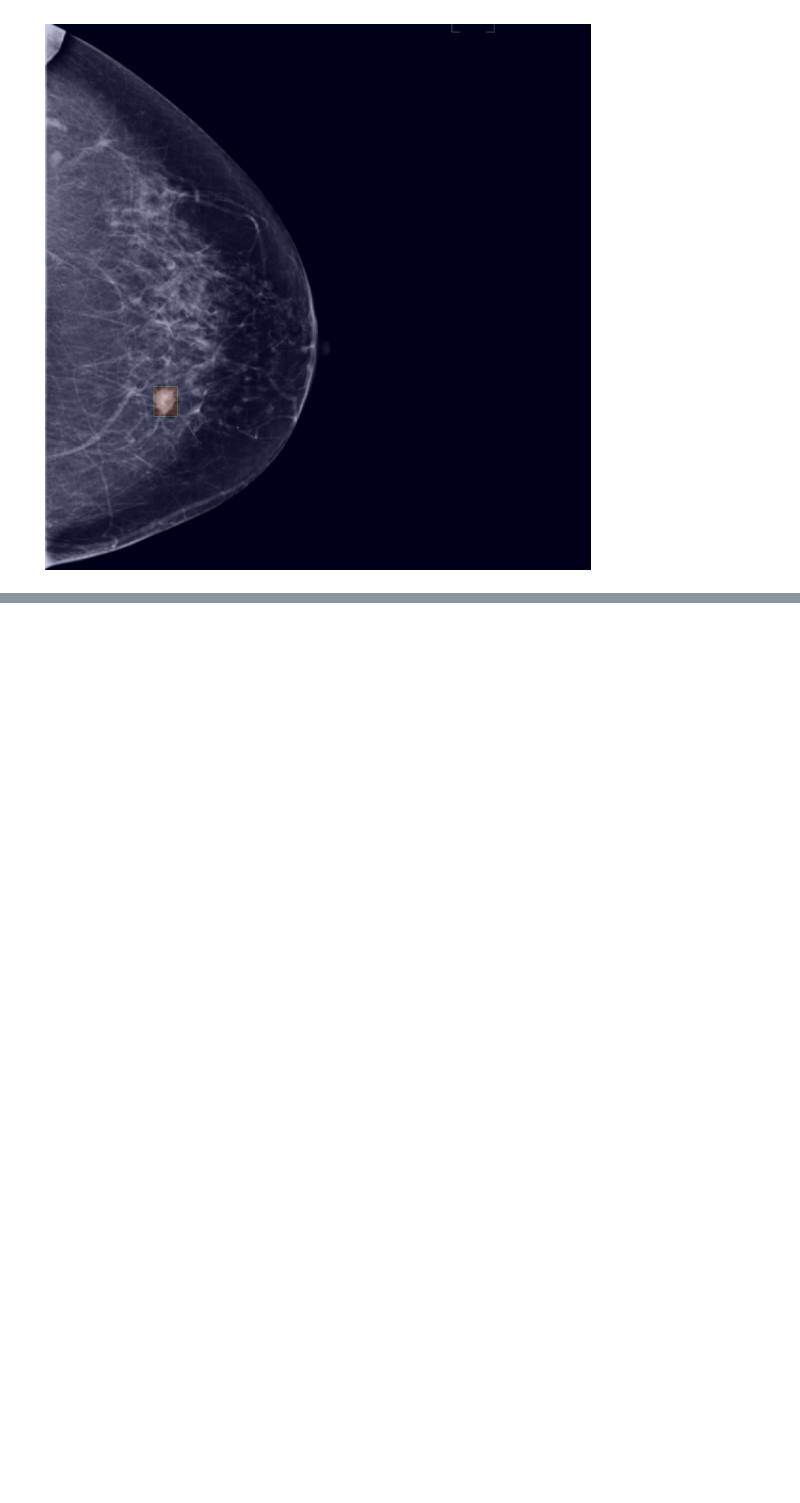
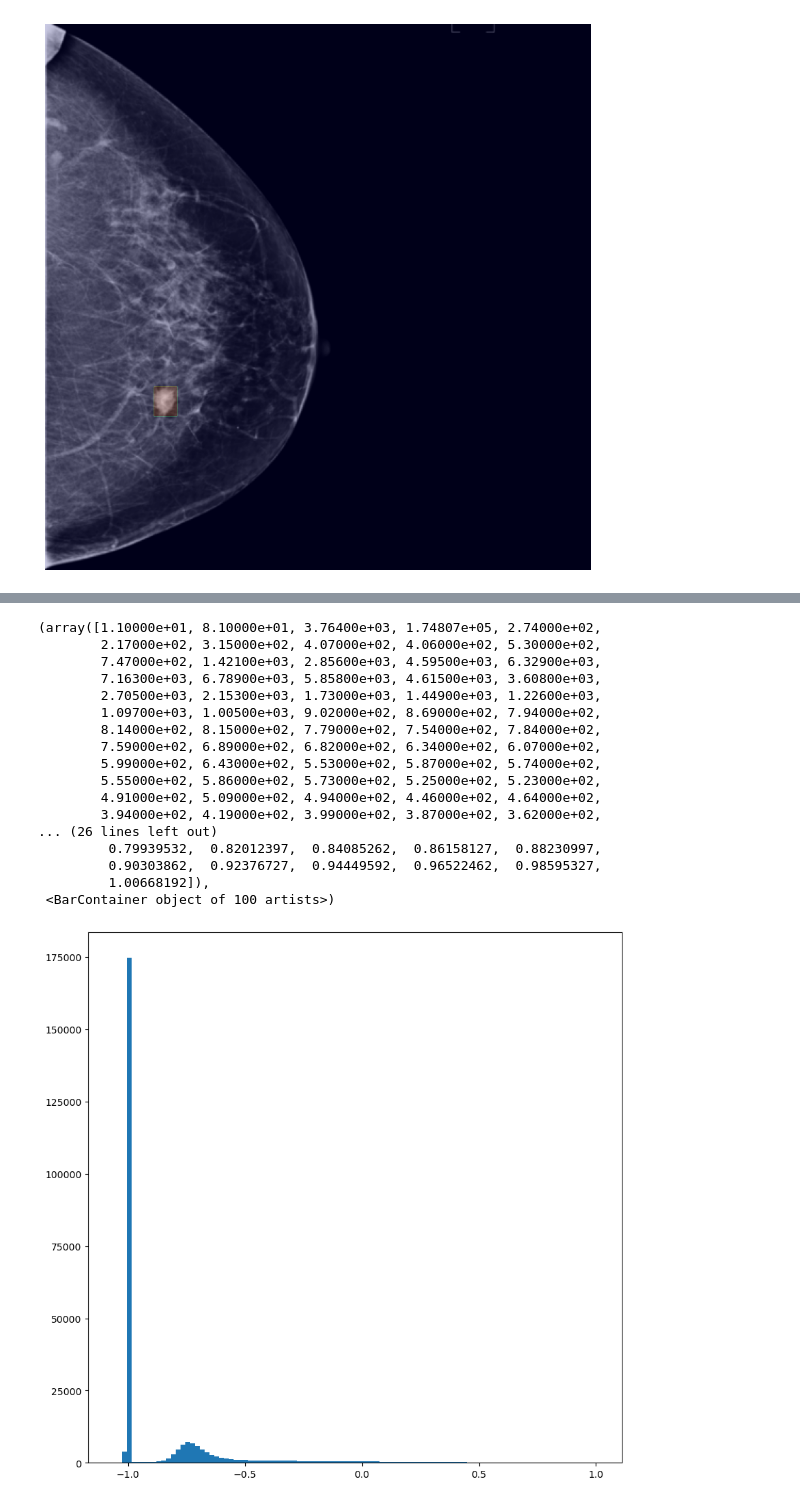
Before and after one commit to Likalto4/diffusion-models_master, a Jupyter notebook: dataset_analysis/figures_thesis.ipynb, the cells around one changed output, grey strips where cells are left out. Drawn from its saved outputs; the diff is of its cells as text; code cells hidden in the pictures; blank space fills up the shorter version.

```diff
--- a/dataset_analysis/figures_thesis.ipynb
+++ b/dataset_analysis/figures_thesis.ipynb
@@ -105,0 +159,23 @@ plt.axis('off')
+# %%
+# show histrogram of the decoded
+plt.figure(figsize=(10,10))
+plt.hist(pixels[0,0].flatten(), bins=100)
+# %% [output]
+(array([1.10000e+01, 8.10000e+01, 3.76400e+03, 1.74807e+05, 2.74000e+02,
+        2.17000e+02, 3.15000e+02, 4.07000e+02, 4.06000e+02, 5.30000e+02,
+        7.47000e+02, 1.42100e+03, 2.85600e+03, 4.59500e+03, 6.32900e+03,
+        7.16300e+03, 6.78900e+03, 5.85800e+03, 4.61500e+03, 3.60800e+03,
+        2.70500e+03, 2.15300e+03, 1.73000e+03, 1.44900e+03, 1.22600e+03,
+        1.09700e+03, 1.00500e+03, 9.02000e+02, 8.69000e+02, 7.94000e+02,
+        8.14000e+02, 8.15000e+02, 7.79000e+02, 7.54000e+02, 7.84000e+02,
+        7.59000e+02, 6.89000e+02, 6.82000e+02, 6.34000e+02, 6.07000e+02,
+        5.99000e+02, 6.43000e+02, 5.53000e+02, 5.87000e+02, 5.74000e+02,
+        5.55000e+02, 5.86000e+02, 5.73000e+02, 5.25000e+02, 5.23000e+02,
+        4.91000e+02, 5.09000e+02, 4.94000e+02, 4.46000e+02, 4.64000e+02,
+        3.94000e+02, 4.19000e+02, 3.99000e+02, 3.87000e+02, 3.62000e+02,
+... (26 lines left out)
+         0.79939532,  0.82012397,  0.84085262,  0.86158127,  0.88230997,
+         0.90303862,  0.92376727,  0.94449592,  0.96522462,  0.98595327,
+         1.00668192]),
+ <BarContainer object of 100 artists>)
+[figure, added]
```
Also changed, not shown: parts of 3 cells of this notebook, 3 other files.
